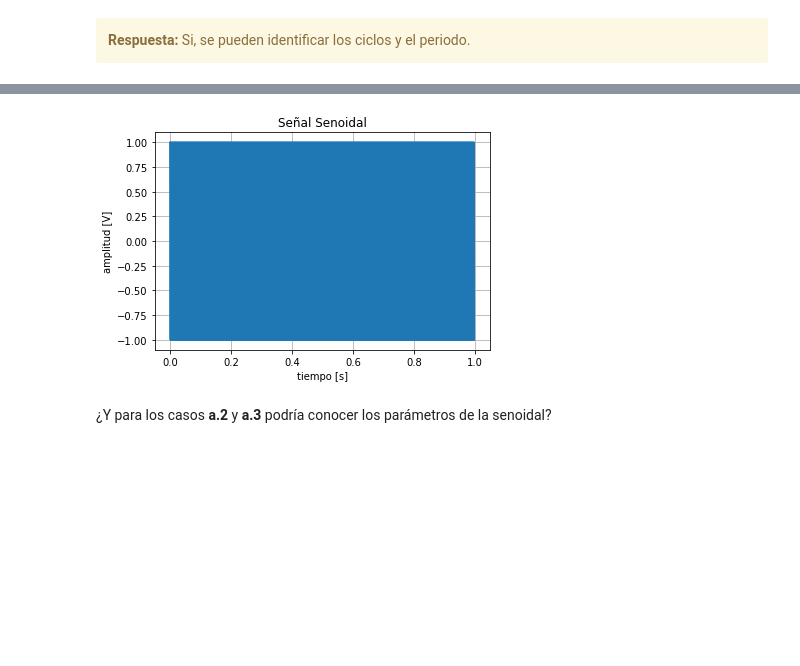
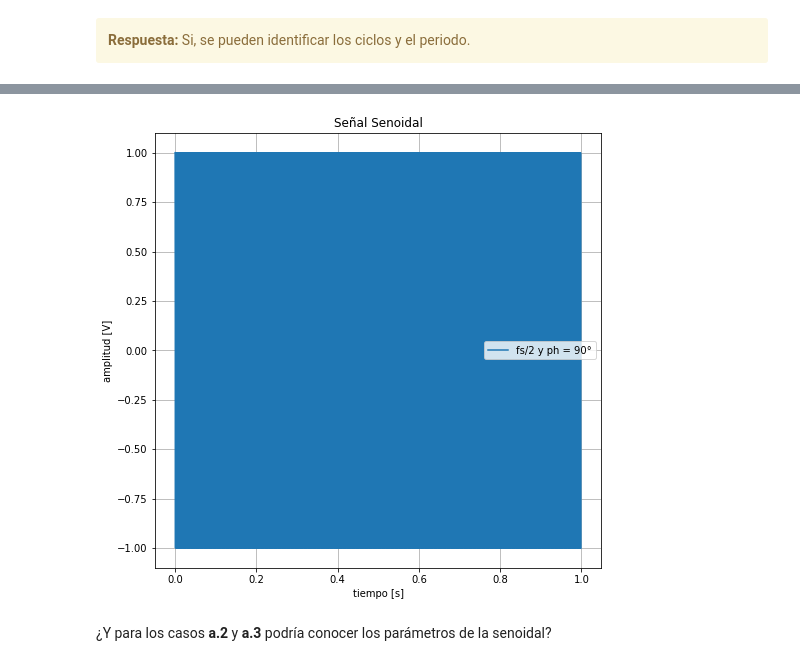
Before and after one commit to jbl95/pds-trabajosPracticos, a Jupyter notebook: TP1 - Muestreo de señales - Forurier.ipynb, the cells around one changed output, grey strips where cells are left out. Drawn from its saved outputs; the diff is of its cells as text; code cells hidden in the pictures; blank space fills up the shorter version.

```diff
--- a/TP1 - Muestreo de señales - Forurier.ipynb
+++ b/TP1 - Muestreo de señales - Forurier.ipynb
@@ -99,7 +105,7 @@ plt.plot(t3,s3,label='9 HZ')
 plt.title('Señal: senoidal')
 plt.xlabel('Tiempo [segundos]')
 plt.ylabel('Amplitud [V]')
-plt.rcParams["figure.figsize"] = (11,11)
+plt.rcParams["figure.figsize"] = (9,9)
 plt.legend()
 plt.grid()
 plt.show()
@@ -126,5 +132,6 @@ plt.grid()
 plt.xlabel('Tiempo [s]')
 plt.ylabel('Amplitud [V]')
 plt.legend()
+plt.rcParams["figure.figsize"] = (9,9)
 plt.show()
 # %% [output]
@@ -152,6 +153,8 @@ plt.title('Señal Senoidal')
 plt.xlabel('tiempo [s]')
 plt.ylabel('amplitud [V]')
 plt.grid()
-plt.plot(tt,xx)
+plt.plot(tt,xx,label='10 Hz')
+plt.legend()
+plt.rcParams["figure.figsize"] = (9,9)
 plt.show()
 # %% [output]
@@ -186,25 +191,27 @@ plt.show()
 # %%
 ##################
 # a.3) Senoidal #
 #################
 
 a0 = 1       # Volts
 p0 = npy.pi/2 # radianes
 f0 = fs/2    # Hz
 
 # Insertar aquí el código para generar y visualizar la señal
 ##############################################################
 
 tt,xx = generador_senoidal (fs, f0, N,a0,p0)
 
 plt.title('Señal Senoidal')
 plt.xlabel('tiempo [s]')
 plt.ylabel('amplitud [V]')
 plt.grid()
-plt.plot(tt,xx)
+plt.plot(tt,xx,label='fs/2 y ph = 90°')
+plt.legend()
+plt.rcParams["figure.figsize"] = (8,8)
 plt.show()
 # %% [output]
-[figure, old version]
+[figure, new version]
 # %% [markdown]
 ¿Y para los casos **a.2** y **a.3** podría conocer los parámetros de la senoidal?
 # %% [markdown]
```
Also changed, not shown: parts of 15 cells of this notebook.
